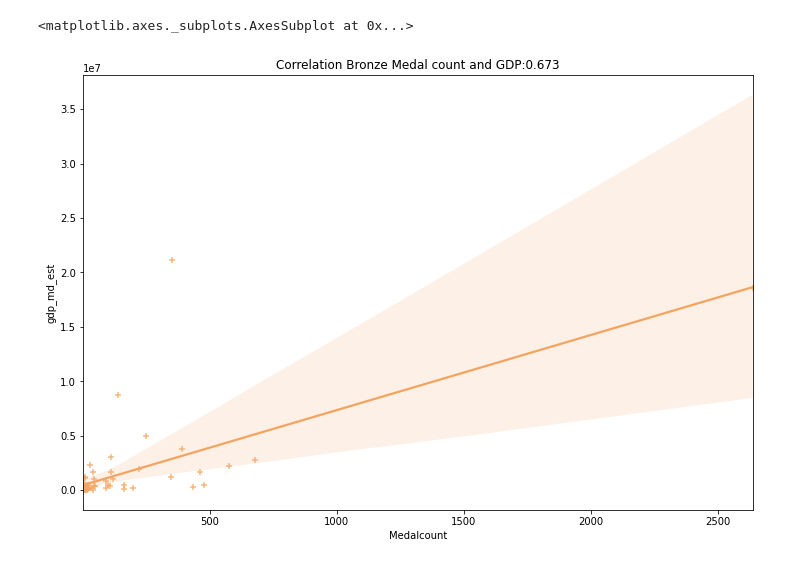
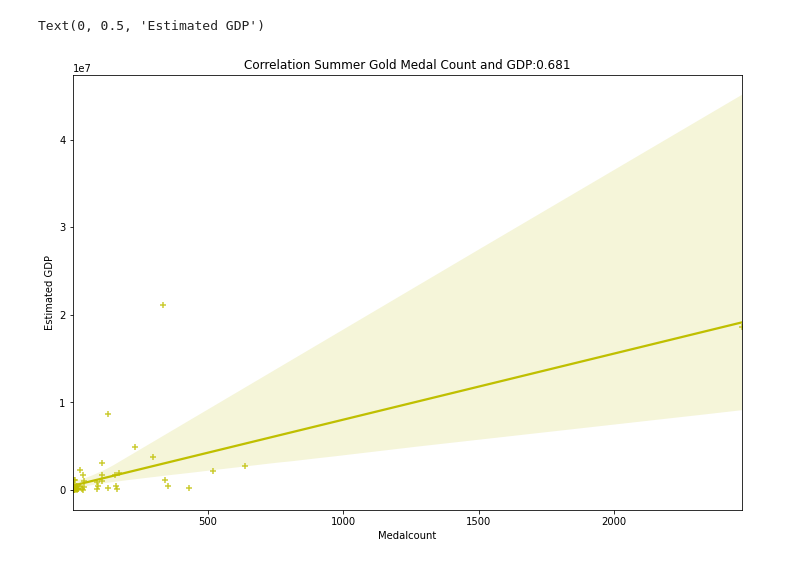
Before and after one commit to jd-gebbia/Applied_Analytics, a Jupyter notebook: AppliedAnalytics_Case1.ipynb, the cells around one changed output. Saved outputs shown, nothing was run; the diff lists cells and outputs as text; code cells hidden in the pictures.

```diff
--- a/AppliedAnalytics_Case1.ipynb
+++ b/AppliedAnalytics_Case1.ipynb
@@ -221,7 +247,20 @@ a_dims = (12, 8)
 fig, ax = pyplot.subplots(figsize=a_dims)
 ax = plt.pyplot.gca()
 ax.set_title("Correlation Bronze Medal count and GDP:" +str(round(world_brnz['Medalcount'].corr(world_brnz['gdp_md_est']), 3) ))
-sns.regplot(data=world_brnz, x="Medalcount", y="gdp_md_est", marker="+", color="sandybrown")
+ax.set_xlim(0, 3000)
+sns.regplot(data=world_brnz, x="Medalcount", y="gdp_md_est", robust=True, marker="+", color="sandybrown")
+ax.set_ylabel("Estimated GDP")
-# %% [output]
-<matplotlib.axes._subplots.AxesSubplot at 0x...>
-[figure, removed]
+# %%
+a_dims = (12, 8)
+
+# fig, ax =pyplot.subplots(1,2)
+
+fig, ax = pyplot.subplots(figsize=a_dims)
+
+ax = plt.pyplot.gca()
+ax.set_title("Correlation Summer Gold Medal Count and GDP:" +str(round( world_gold_summer['Medalcount'].corr(world_gold_summer['gdp_md_est']) ,3)))
+sns.regplot(data=world_gold_summer, x="Medalcount", y="gdp_md_est", marker="+", color="y")
+ax.set_ylabel("Estimated GDP")
+# %% [output]
+Text(0, 0.5, 'Estimated GDP')
+[figure, added]
```
Also changed, not shown: parts of 23 cells of this notebook.
